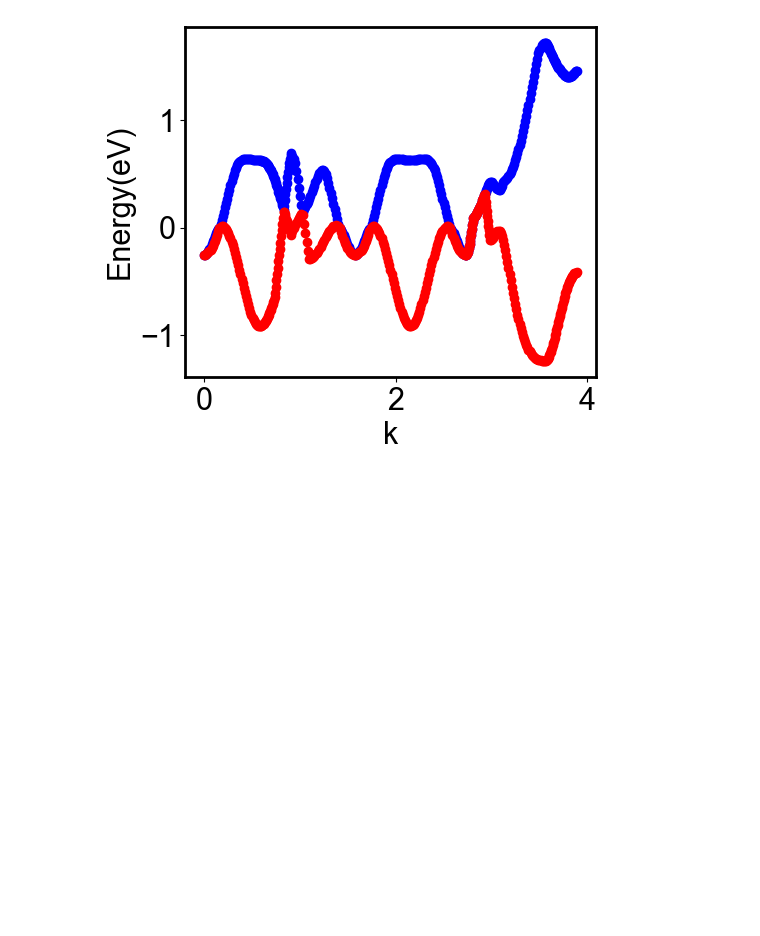
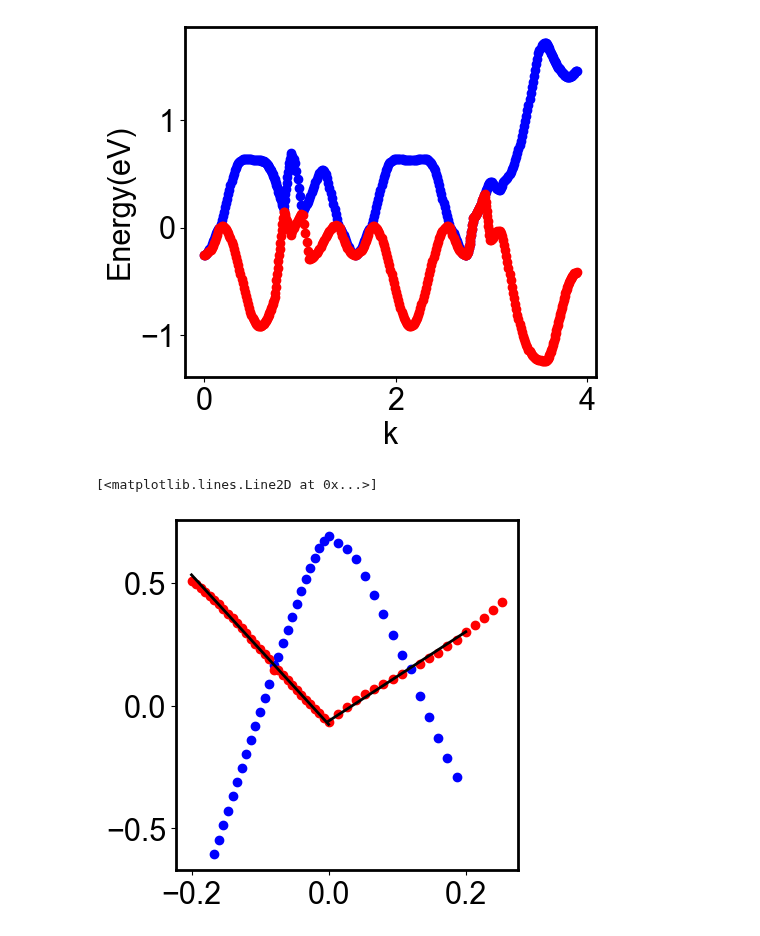
Before and after one commit to Normanthen/TE_Calculation, a Jupyter notebook: TiS/Fitting/Fitting_TiS.ipynb, the cells around one changed output. Cells and saved outputs as stored; diff of their text form; code cells hidden in the pictures; blank space fills up the shorter version.

```diff
--- a/TiS/Fitting/Fitting_TiS.ipynb
+++ b/TiS/Fitting/Fitting_TiS.ipynb
@@ -145,18 +145,20 @@ Ekc = band[17][:,1]
 kv = band[18][:,0]
 Ekv = band[18][:,1]
 
+print(kv[100])
+
 #kvv = np.append(kv[100:150]-1.574,kv[0:50])
 #Ekvv = np.append(Ekv[100:150],Ekv[0:50])
 #kcc = np.append(kc[100:150]-1.574,kc[0:50])
 #Ekcc = np.append(Ekc[100:150],Ekc[0:50])
 
-#apnd_v=np.append(kv[17:30]-0.9107,kc[30:51]-0.9107)
-#kvv=np.append(apnd_v,kv[51:61]-0.9107)
-#apnd_Ev=np.append(Ekv[17:30],Ekc[30:51])
-#Ekvv=np.append(apnd_Ev,Ekv[51:61])
-#
-#apnd_c=np.append(kc[16:30]-0.9107,kv[31:50]-0.9107)
-#kcc=np.append(apnd_c,kc[51:62]-0.9107)
-#apnd_Ec=np.append(Ekc[16:30],Ekv[31:50])
-#Ekcc=np.append(apnd_Ec,Ekc[51:62])
+apnd_v = np.append(kc[75:88]-kv[100], kv[88:110]-kv[100])
+kvv = np.append(apnd_v, kc[110:115]-kv[100])
+apnd_Ekv = np.append(Ekc[75:88], Ekv[88:110])
+Ekvv = np.append(apnd_Ekv, Ekc[110:115])
+
+apnd_c = np.append(kv[70:88]-kv[100],kc[88:109]-kv[100])
+kcc = np.append(apnd_c, kv[110:120]-kv[100])
+apnd_Ekc = np.append(Ekv[70:88],Ekc[88:109])
+Ekcc = np.append(apnd_Ekc, Ekv[110:120])
 # %% [output]
@@ -245,11 +248,11 @@ Text(0, 0.5, 'Energy(eV)')
 # %%
 #from scipy.optimize import curve_fit
 
-#fig=plt.figure(figsize=(18,10))
+fig=plt.figure(figsize=(15,10))
 
-#ax=fig.add_subplot(2,3,1)
-#ax.scatter(kvv, Ekvv-fermi, color='blue')
-#ax.scatter(kcc, Ekcc-fermi, color='red')
+ax=fig.add_subplot(2,3,1)
+ax.scatter(kvv, Ekvv-fermi, color='blue', linewidth=1)
+ax.scatter(kcc, Ekcc-fermi, color='red', linewidth=1)
 #ax.set_xlabel('k')
 #ax.set_ylabel('Energy(eV)')
 #ax.set_xlim(-0.2,0.2)
@@ -303,13 +306,13 @@ Text(0, 0.5, 'Energy(eV)')
 #    return -q*np.abs(k-1.7141/38.831/2)**2+E_0
 #
 #
-##Linear band (total)
-#
+#Linear band (total)
+
 #def DEc(k,vF):
 #    return vF*np.abs(k)+2.6998-3.0483*0.9107
-#
-#def LinC(k,vF,E_0):
-#    return vF*k+E_0
+
+def LinC(k,vF,E_0):
+    return vF*k+E_0
 
 #Fitting
 
@@ -321,37 +324,40 @@ Text(0, 0.5, 'Energy(eV)')
 #c_opt,c_cov= curve_fit(DEc, kcc, Ekcc-fermi)
 #print(c_opt)
 
 #Plotting fitted parameters
 #xfit=np.linspace(-0.2, 0.2, 44)
-#xleft= np.linspace(-0.2, 0, 22)
-#xright= np.linspace(0, 0.2, 22)
+xleft= np.linspace(-0.2, 0, 22)
+xright= np.linspace(0, 0.2, 22)
 #ax.plot(xfit, DEc(xfit, *c_opt))
 #ax.plot(xfit, DEv(xfit, *popt))
-#ax.plot(xleft, LinC(xleft, -3.0483, -0.0762), linestyle='--')
-#ax.plot(xright, LinC(xright, 1.8195, -0.0626), linestyle='--')
+ax.plot(xleft, LinC(xleft, -3.0483, -0.0762), linestyle='solid', color='black', linewidth=2)
+ax.plot(xright, LinC(xright, 1.8195, -0.0626), linestyle='solid', color='black', linewidth=2)
 #ax.plot(xfit, DEc(xfit, 3.0483), linestyle='--')
 #ax.plot(xfit, DEc(xfit, 1.8195), linestyle='--')
 #ax.plot(xfit,curveV(xfit, -38.831, 1.7141, 0.5736))
 #ax.plot(xfit, DEv(xfit,38.831,0.5736+1.7141**2/4/38.831), linestyle='dotted')
 
 # Calculate the R-squared value
 
 #Conduction band
 #rsds_cond = (Ekcc-fermi) - DEc(xfit, *c_opt)
 #cond_res = np.sum(rsds_cond**2)
 #cond_tot = np.sum((Ekcc - np.mean(Ekcc))**2)
 #r_sqrC = 1 - (cond_res / cond_tot)
 
 #print("R-squared:", r_sqrC, "(Conduction Band)")
 
 #Valence band
 #rsds_val = (Ekvv-fermi) - DEv(xfit, *popt)
 #rsds_val = (Ekvv-fermi) - DEv(xfit,38.831,0.6736)
 #val_res = np.sum(rsds_val**2)
 #val_tot = np.sum(((Ekvv-fermi) - np.mean(Ekvv-fermi))**2)
 #r_sqrV = 1 - (val_res / val_tot)
 #
 #print("R-squared:", r_sqrV, "(Valence Band)")
+# %% [output]
+[<matplotlib.lines.Line2D at 0x...>]
+[figure, added]
 # %%
 #v = 3.0483
 ##v= 1.8195
```
Also changed, not shown: parts of 1 cell of this notebook.
